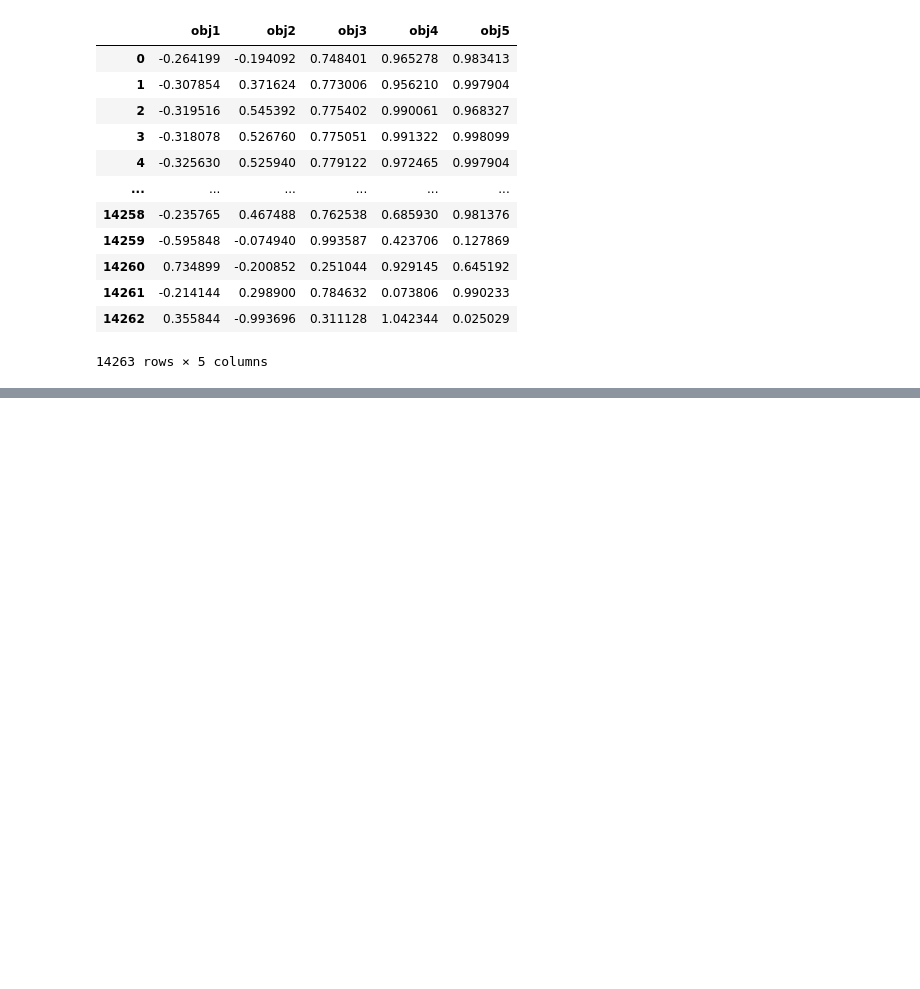
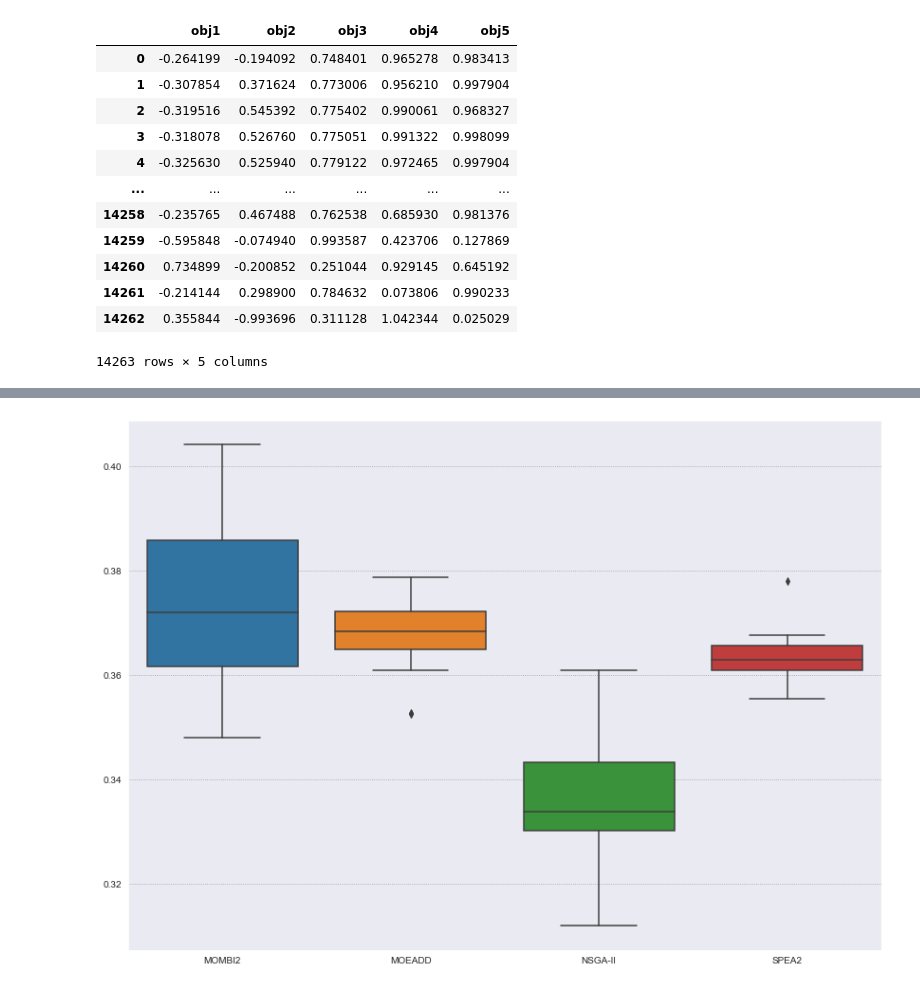
Before and after one commit to vinixnan/NormSystemOptimization, a Jupyter notebook: generateGraph.ipynb, the cells around one changed output, grey strips where cells are left out. Saved outputs shown, nothing was run; the diff lists cells and outputs as text; code cells hidden in the pictures; blank space fills up the shorter version.

```diff
--- a/generateGraph.ipynb
+++ b/generateGraph.ipynb
@@ -26,0 +52,4 @@ df
+# %%
+generateGraph(generateDF("alldata_2obj.csv", 0, 1), "hypervolume2obj.png")
+# %% [output]
+[figure, added]
```
Also changed, not shown: parts of 6 cells of this notebook, 14 other files.
